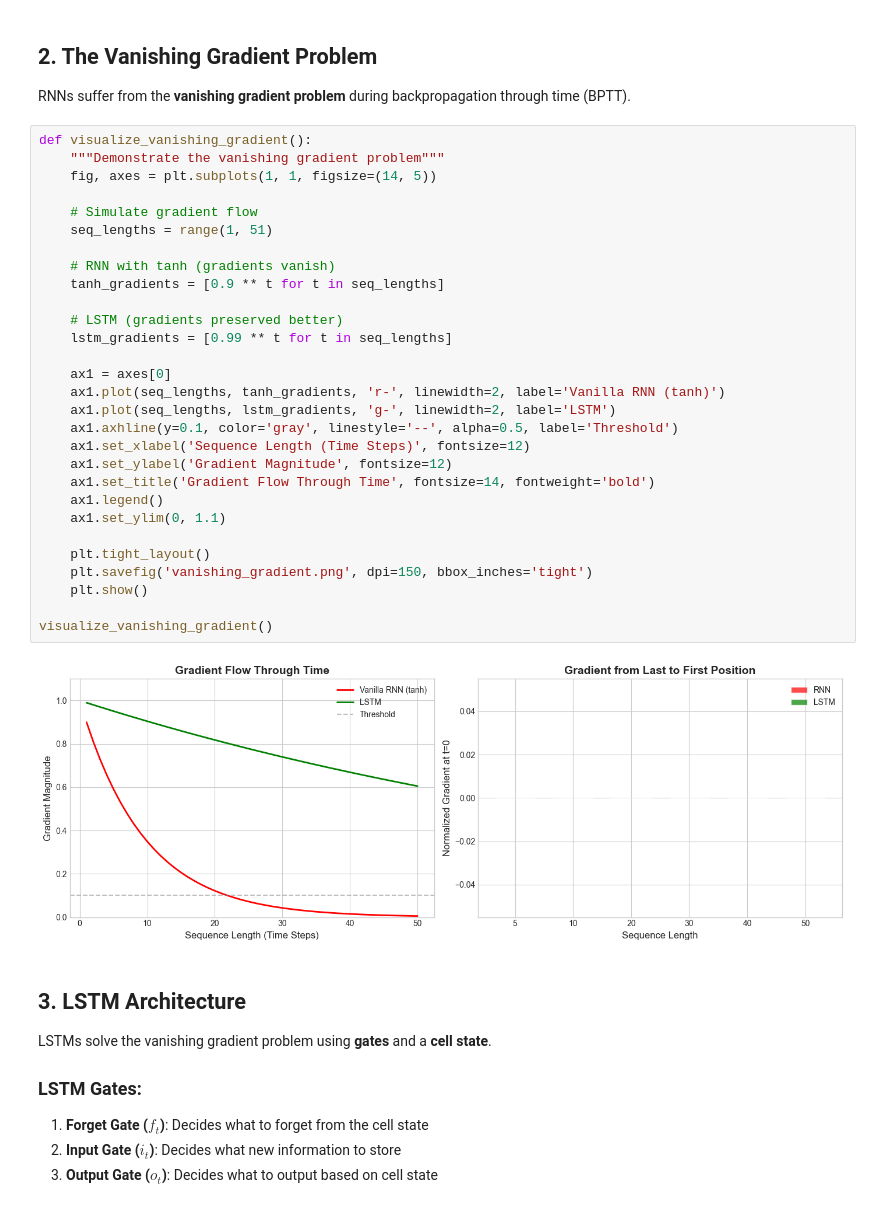
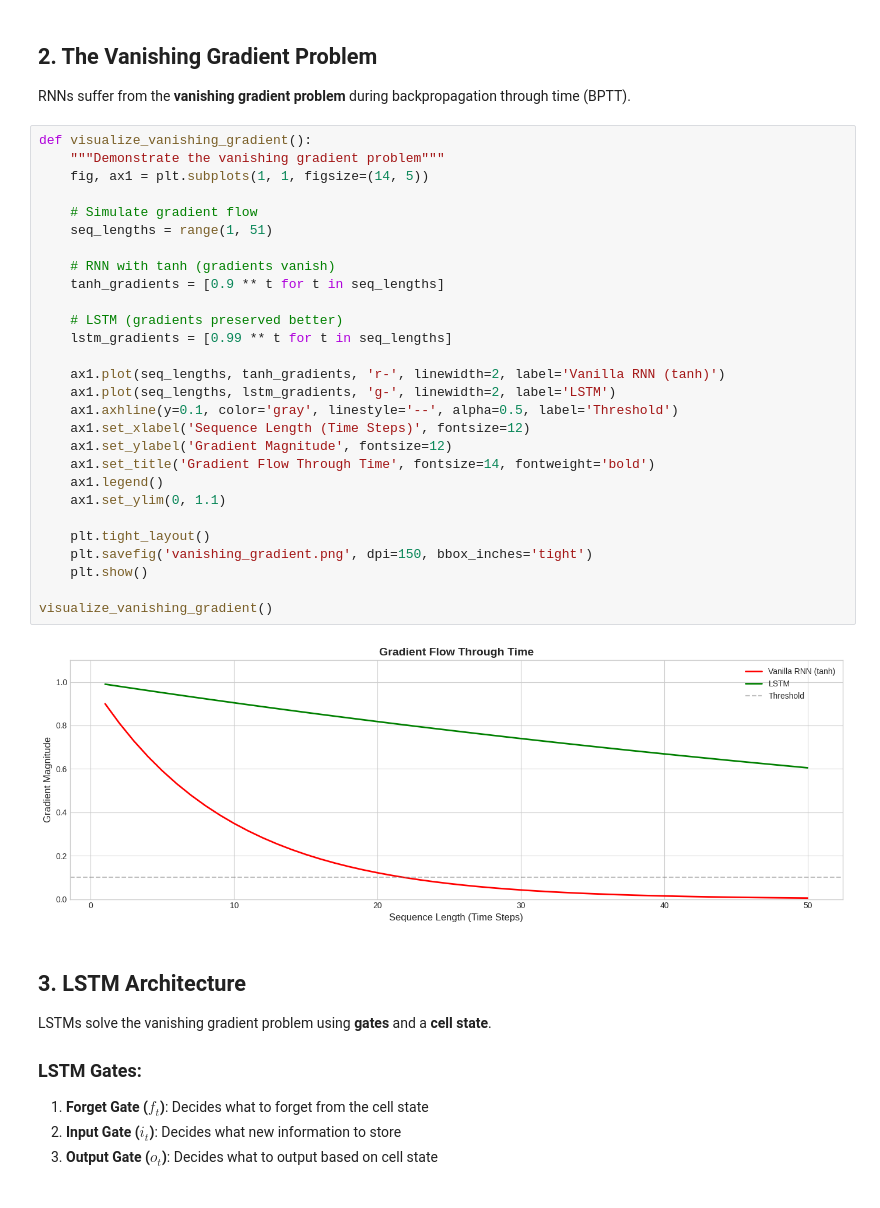
Before and after one commit to hhihn/deeplearning, a Jupyter notebook: DeepLearning_RNN_Lab.ipynb, the cells around one changed output. Drawn from its saved outputs; the diff is of its cells as text.

```diff
--- a/DeepLearning_RNN_Lab.ipynb
+++ b/DeepLearning_RNN_Lab.ipynb
@@ -208,34 +210,33 @@ RNNs suffer from the **vanishing gradient problem** during backpropagation throu
 # %%
 def visualize_vanishing_gradient():
     """Demonstrate the vanishing gradient problem"""
-    fig, axes = plt.subplots(1, 1, figsize=(14, 5))
+    fig, ax1 = plt.subplots(1, 1, figsize=(14, 5))
 
     # Simulate gradient flow
     seq_lengths = range(1, 51)
 
     # RNN with tanh (gradients vanish)
     tanh_gradients = [0.9 ** t for t in seq_lengths]
 
     # LSTM (gradients preserved better)
     lstm_gradients = [0.99 ** t for t in seq_lengths]
 
-    ax1 = axes[0]
     ax1.plot(seq_lengths, tanh_gradients, 'r-', linewidth=2, label='Vanilla RNN (tanh)')
     ax1.plot(seq_lengths, lstm_gradients, 'g-', linewidth=2, label='LSTM')
     ax1.axhline(y=0.1, color='gray', linestyle='--', alpha=0.5, label='Threshold')
     ax1.set_xlabel('Sequence Length (Time Steps)', fontsize=12)
     ax1.set_ylabel('Gradient Magnitude', fontsize=12)
     ax1.set_title('Gradient Flow Through Time', fontsize=14, fontweight='bold')
     ax1.legend()
     ax1.set_ylim(0, 1.1)
 
     plt.tight_layout()
     plt.savefig('vanishing_gradient.png', dpi=150, bbox_inches='tight')
     plt.show()
 
 visualize_vanishing_gradient()
 # %% [output]
-[figure, old version]
+[figure, new version]
 # %% [markdown]
 ## 3. LSTM Architecture
 LSTMs solve the vanishing gradient problem using **gates** and a **cell state**.
```
Also changed, not shown: parts of 11 cells of this notebook.
